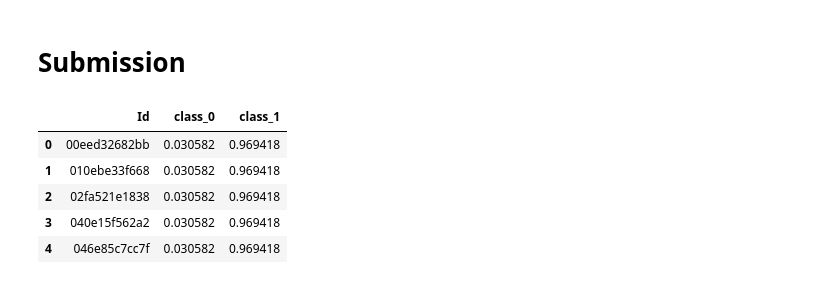
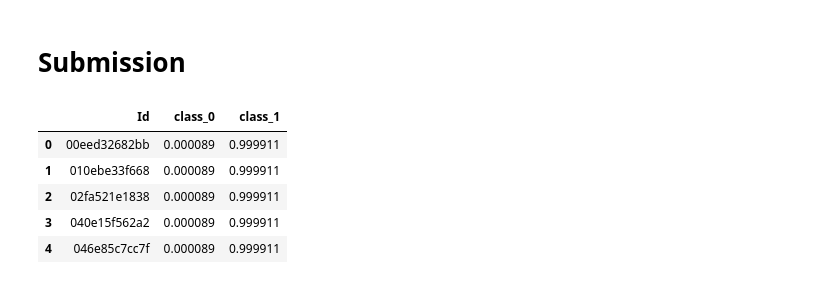
Before and after one commit to phenixMaster/ICR, a Jupyter notebook: icr-analysis-python.ipynb, the cells around one changed output. Drawn from its saved outputs; the diff is of its cells as text; code cells hidden in the pictures.

Commit message:
Kaggle Notebook | ICR_analysis_python | Version 18

```diff
--- a/icr-analysis-python.ipynb
+++ b/icr-analysis-python.ipynb
@@ -132,6 +99,3 @@ The proportion of NAs is : 0.0
-# %%
-# replace imputed columns in original dataset
-dataset_df[X.columns.to_list()] = X
 # %%
 # head dataset
 dataset_df.head()
@@ -212,7 +188,7 @@ adaClf = AdaBoostClassifier(n_estimators=100)
 # gradient boosting classifier
 from sklearn.ensemble import GradientBoostingClassifier
 
-gbclf = GradientBoostingClassifier(n_estimators=100, learning_rate=1.0,
+gbclf = GradientBoostingClassifier(n_estimators=1000, learning_rate=1.0,
      max_depth=1, random_state=0)
 # %%
 # Histogram based Gradient Boosting Classifier
@@ -286,10 +295,10 @@ Name: perf, dtype: float64
 # %%
 #valid score
 # fit model
-hbGbclf.fit(X_train,y_train0)
+fit =gbclf.fit(train[num_var],y=train["Class"])
 
 # predict
-pred_val = hbGbclf.predict_proba(valid[num_var])
-pred_val2 = hbGbclf.predict(valid[num_var])
-print(f'valid score: {hbGbclf.score(valid[num_var],valid["Class"]).round(2)*100} %\n')
+pred_val = fit.predict_proba(valid[num_var])
+pred_class = fit.predict(valid[num_var])
+print(f'valid score: {fit.score(valid[num_var],valid["Class"]).round(2)*100} %\n')
 # %% [output]
@@ -323,7 +332,7 @@ array([[82,  0],
 # %%
 # read test dataframe and predict
 test_df = pd.read_csv('/kaggle/input/icr-identify-age-related-conditions/test.csv')
-predictions = hbGbclf.predict_proba(test_df.select_dtypes(exclude=object))
+predictions = fit.predict_proba(test_df.select_dtypes(exclude=object))
 
 predictions = pd.DataFrame(predictions)
 
@@ -334,17 +343,17 @@ predictions['class_1'] = predictions.iloc[:,1]
 predictions = predictions[['Id','class_0','class_1']]
 # %%
 # write csv
-predictions.to_csv("submission.csv", index = None)
-pd.read_csv("/kaggle/working/submission.csv")
+#predictions.to_csv("submission.csv", index = None)
+#pd.read_csv("/kaggle/working/submission.csv")
-# %% [output]
-|  | Id | class_0 | class_1 |
-| 0 | 00eed32682bb | 0.030582 | 0.969418 |
-| 1 | 010ebe33f668 | 0.030582 | 0.969418 |
-| 2 | 02fa521e1838 | 0.030582 | 0.969418 |
-| 3 | 040e15f562a2 | 0.030582 | 0.969418 |
-| 4 | 046e85c7cc7f | 0.030582 | 0.969418 |
 # %%
-#sample_submission = pd.read_csv("/kaggle/input/icr-identify-age-related-conditions/sample_submission.csv")
-#sample_submission[['class_0', 'class_1']] = predictions[['class_0', 'class_1']]
-#sample_submission.to_csv('/kaggle/working/submission.csv', index=False)
-#pd.read_csv("/kaggle/working/submission.csv")
+sample_submission = pd.read_csv("/kaggle/input/icr-identify-age-related-conditions/sample_submission.csv")
+sample_submission[['class_0', 'class_1']] = predictions[['class_0', 'class_1']]
+sample_submission.to_csv('/kaggle/working/submission.csv', index=False)
+pd.read_csv("/kaggle/working/submission.csv")
+# %% [output]
+|  | Id | class_0 | class_1 |
+| 0 | 00eed32682bb | 0.000089 | 0.999911 |
+| 1 | 010ebe33f668 | 0.000089 | 0.999911 |
+| 2 | 02fa521e1838 | 0.000089 | 0.999911 |
+| 3 | 040e15f562a2 | 0.000089 | 0.999911 |
+| 4 | 046e85c7cc7f | 0.000089 | 0.999911 |
```
Also changed, not shown: parts of 25 cells of this notebook.
